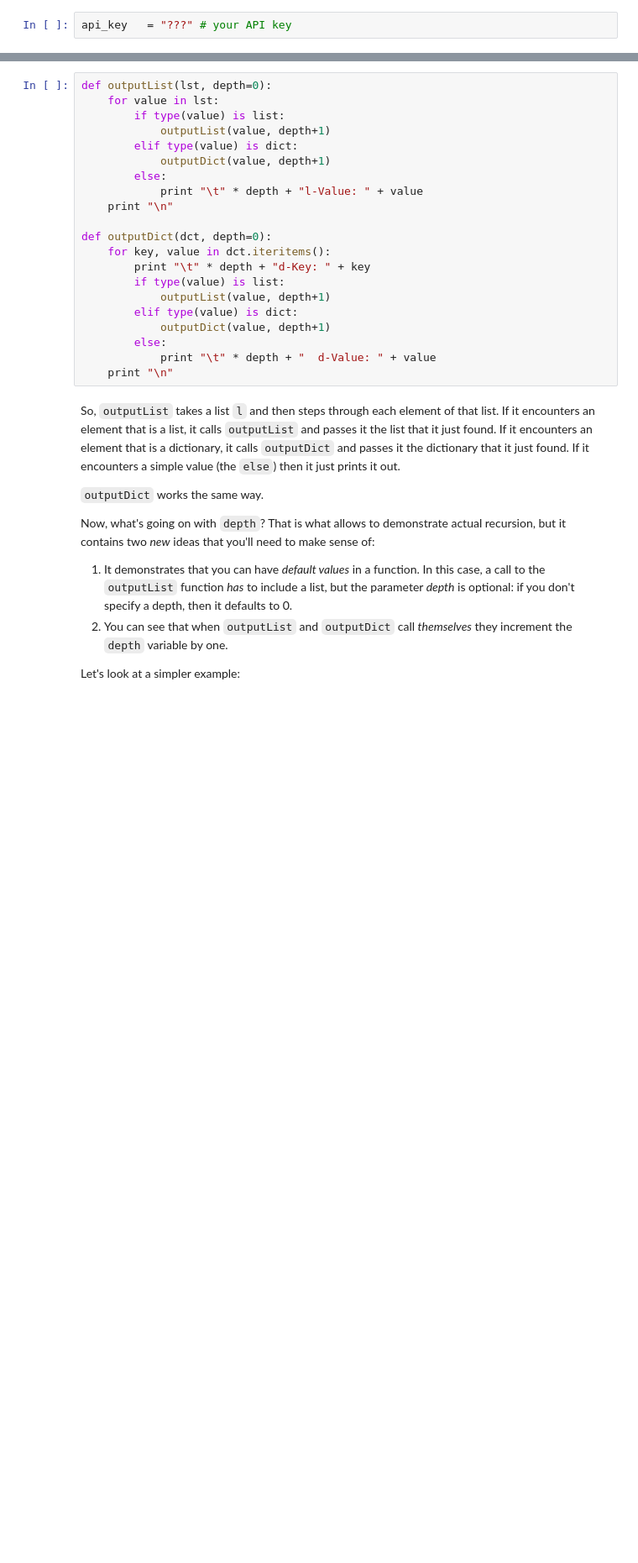
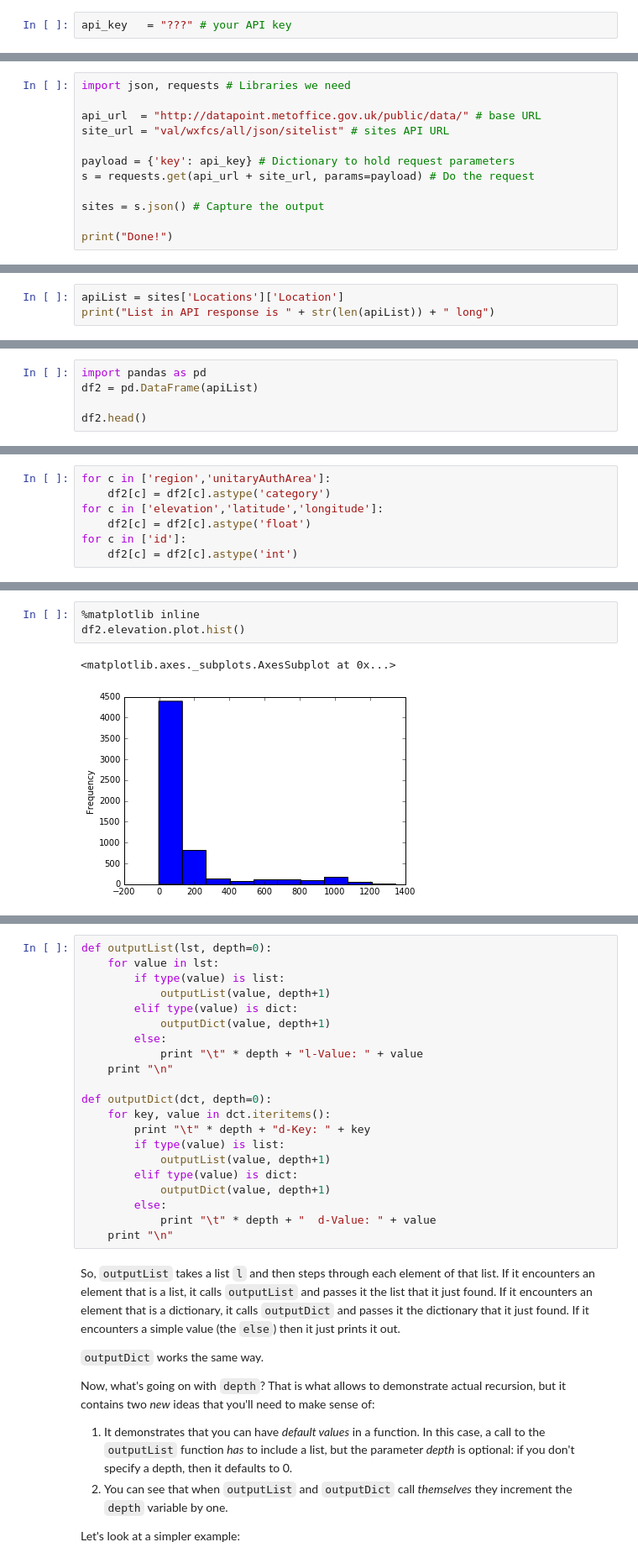
Before and after one commit to kingsgeocomp/geocomputation, a Jupyter notebook: Practical-5-Making Sense of API Data with Pandas.ipynb, the cells around one changed output, grey strips where cells are left out. Shown at 84% size. Saved outputs shown, nothing was run; the diff lists cells and outputs as text; blank space fills up the shorter version.

```diff
--- a/Practical-5-Making Sense of API Data with Pandas.ipynb
+++ b/Practical-5-Making Sense of API Data with Pandas.ipynb
@@ -318,0 +209,12 @@ That explanation probably _still_ doesn't take much sense, but take a look at th
+# %%
+import json, requests # Libraries we need
+
+api_url  = "http://datapoint.metoffice.gov.uk/public/data/" # base URL
+site_url = "val/wxfcs/all/json/sitelist" # sites API URL
+
+payload = {'key': api_key} # Dictionary to hold request parameters
+s = requests.get(api_url + site_url, params=payload) # Do the request
+
+sites = s.json() # Capture the output
+
+print("Done!")
@@ -318,0 +312,3 @@ That explanation probably _still_ doesn't take much sense, but take a look at th
+# %%
+apiList = sites['Locations']['Location']
+print("List in API response is " + str(len(apiList)) + " long")
@@ -318,0 +350,5 @@ That explanation probably _still_ doesn't take much sense, but take a look at th
+# %%
+import pandas as pd
+df2 = pd.DataFrame(apiList)
+
+df2.head()
@@ -318,0 +380,7 @@ That explanation probably _still_ doesn't take much sense, but take a look at th
+# %%
+for c in ['region','unitaryAuthArea']:
+    df2[c] = df2[c].astype('category')
+for c in ['elevation','latitude','longitude']:
+    df2[c] = df2[c].astype('float')
+for c in ['id']:
+    df2[c] = df2[c].astype('int')
@@ -318,0 +401,6 @@ That explanation probably _still_ doesn't take much sense, but take a look at th
+# %%
+%matplotlib inline
+df2.elevation.plot.hist()
+# %% [output]
+<matplotlib.axes._subplots.AxesSubplot at 0x...>
+[figure, added]
```
Also changed, not shown: parts of 145 cells of this notebook, 1 other file.
